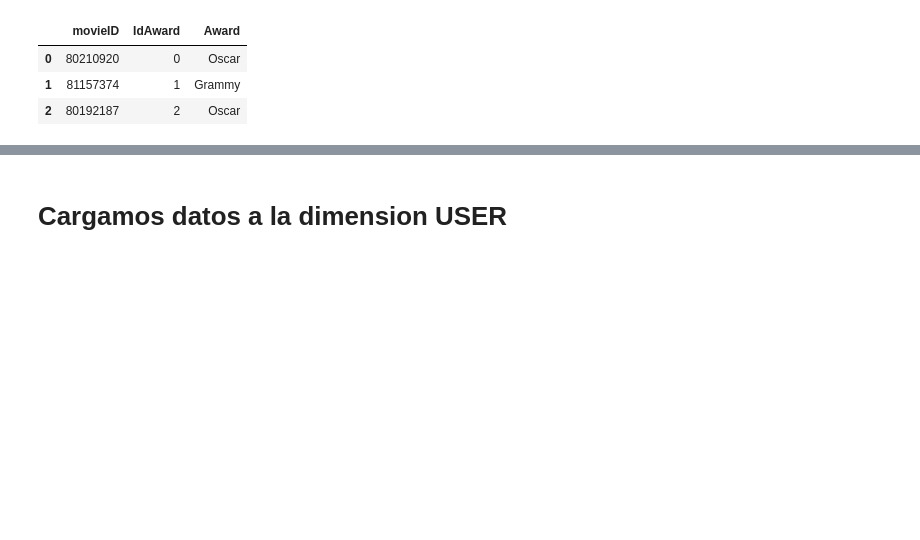
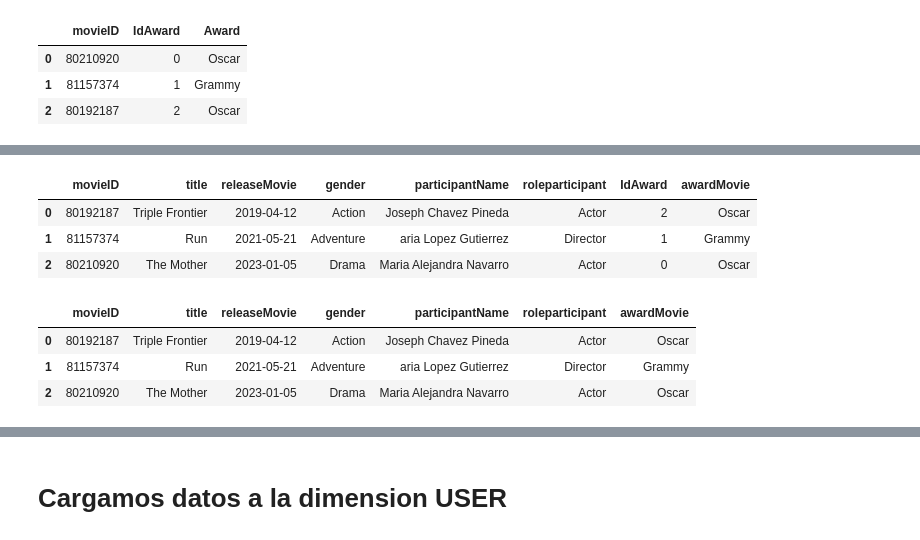
Before and after one commit to andrei-galed/Datapath-Python, a Jupyter notebook: Sesion3/ETL/ETL.ipynb, the cells around one changed output, grey strips where cells are left out. Saved outputs shown, nothing was run; the diff lists cells and outputs as text; code cells hidden in the pictures; blank space fills up the shorter version.

```diff
--- a/Sesion3/ETL/ETL.ipynb
+++ b/Sesion3/ETL/ETL.ipynb
@@ -54,6 +66,12 @@ movie_data
 engine = db.create_engine("mysql://root:root@172.16.5.4:3310/dw_netflix")
 conn = engine.connect()
 # %%
-
+#Renombramos las columnas como la tablas que se encuentran en dw_netflix para evitar que nos de errores
 movie_data = movie_data.rename(columns={'releaseDate': 'releaseMovie', 'Award': 'awardMovie'})
+movie_data
+# %% [output]
+|  | movieID | title | releaseMovie | gender | participantName | roleparticipant | IdAward | awardMovie |
+| 0 | 80192187 | Triple Frontier | 2019-04-12 | Action | Joseph Chavez Pineda | Actor | 2 | Oscar |
+| 1 | 81157374 | Run | 2021-05-21 | Adventure | aria Lopez Gutierrez | Director | 1 | Grammy |
+| 2 | 80210920 | The Mother | 2023-01-05 | Drama | Maria Alejandra Navarro | Actor | 0 | Oscar |
 # %%
@@ -60,2 +79,9 @@ movie_data = movie_data.rename(columns={'releaseDate': 'releaseMovie', 'Award':
 movie_data = movie_data.drop(columns=['IdAward'])
+# %%
+movie_data
+# %% [output]
+|  | movieID | title | releaseMovie | gender | participantName | roleparticipant | awardMovie |
+| 0 | 80192187 | Triple Frontier | 2019-04-12 | Action | Joseph Chavez Pineda | Actor | Oscar |
+| 1 | 81157374 | Run | 2021-05-21 | Adventure | aria Lopez Gutierrez | Director | Grammy |
+| 2 | 80210920 | The Mother | 2023-01-05 | Drama | Maria Alejandra Navarro | Actor | Oscar |
 # %%
```
Also changed, not shown: parts of 20 cells of this notebook, 1 other file.
